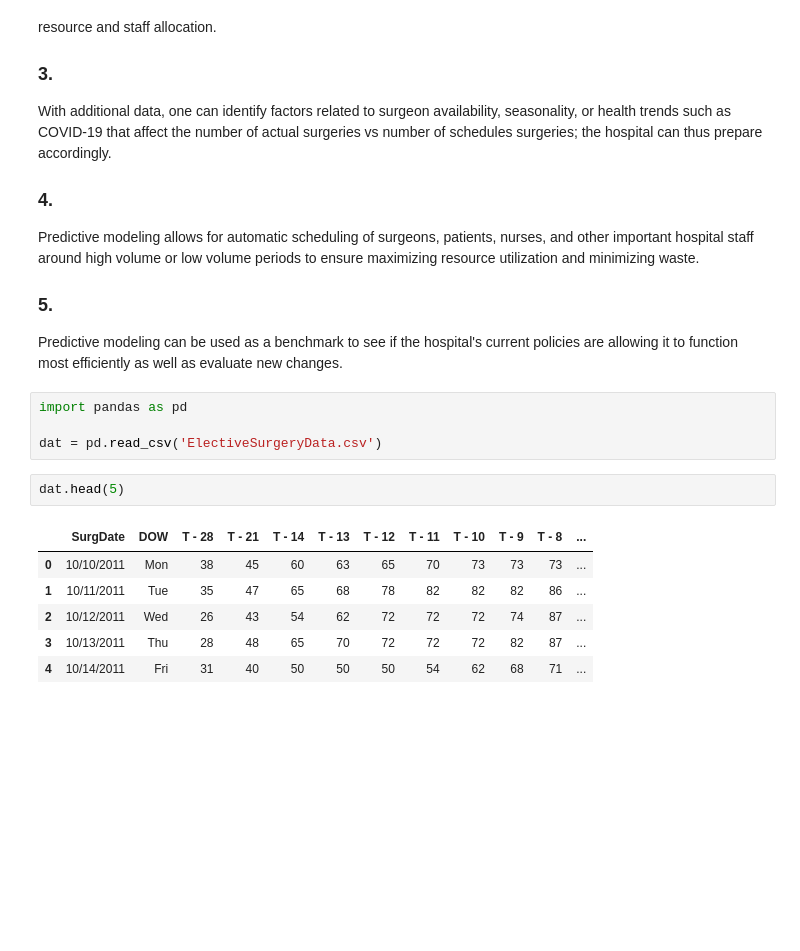
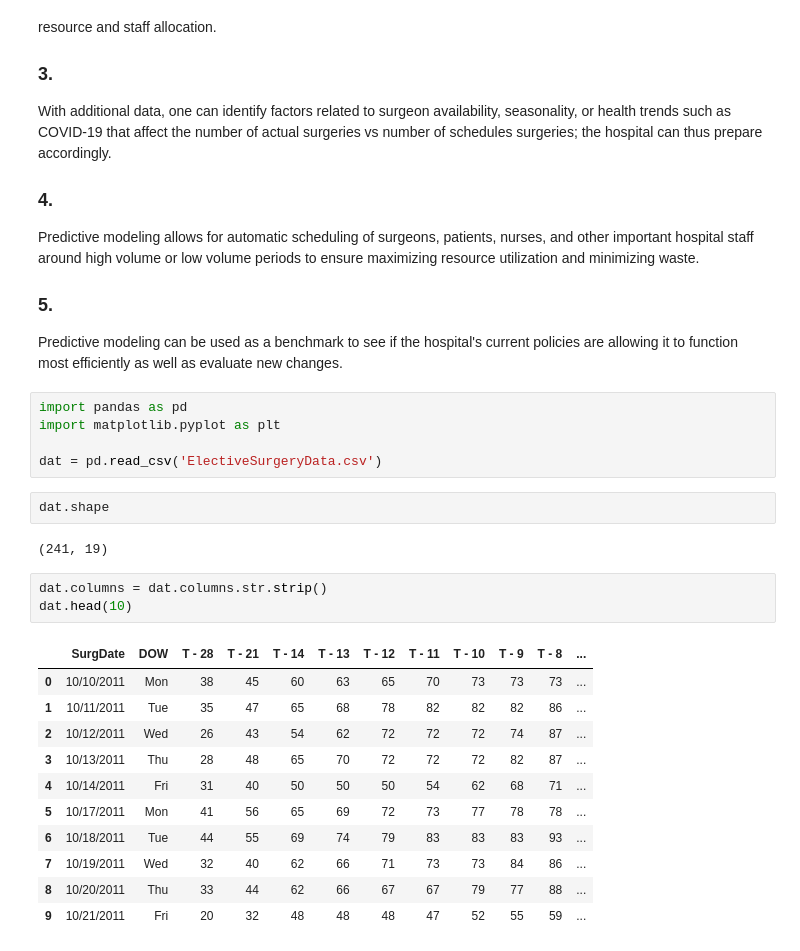
Before and after one commit to HenryLiang-123/MSiA_410, a Jupyter notebook: HW2.ipynb, the cells around one changed output. Drawn from its saved outputs; the diff is of its cells as text; blank space fills up the shorter version.

```diff
--- a/HW2.ipynb
+++ b/HW2.ipynb
@@ -22,14 +22,25 @@ Predictive modeling allows for automatic scheduling of surgeons, patients, nurse
 Predictive modeling can be used as a benchmark to see if the hospital's current policies are allowing it to function most efficiently as well as evaluate new changes.
 # %%
 import pandas as pd
+import matplotlib.pyplot as plt
 
 dat = pd.read_csv('ElectiveSurgeryData.csv')
-# %%
-dat.head(5)
-# %% [output]
-|  | SurgDate | DOW | T - 28 | T - 21 | T - 14 | T - 13 | T - 12 | T - 11 | T - 10 | T - 9 | T - 8 | ... |
-| 0 | 10/10/2011 | Mon | 38 | 45 | 60 | 63 | 65 | 70 | 73 | 73 | 73 | ... |
-| 1 | 10/11/2011 | Tue | 35 | 47 | 65 | 68 | 78 | 82 | 82 | 82 | 86 | ... |
-| 2 | 10/12/2011 | Wed | 26 | 43 | 54 | 62 | 72 | 72 | 72 | 74 | 87 | ... |
-| 3 | 10/13/2011 | Thu | 28 | 48 | 65 | 70 | 72 | 72 | 72 | 82 | 87 | ... |
-| 4 | 10/14/2011 | Fri | 31 | 40 | 50 | 50 | 50 | 54 | 62 | 68 | 71 | ... |
+# %%
+dat.shape
+# %% [output]
+(241, 19)
+# %%
+dat.columns = dat.columns.str.strip()
+dat.head(10)
+# %% [output]
+|  | SurgDate | DOW | T - 28 | T - 21 | T - 14 | T - 13 | T - 12 | T - 11 | T - 10 | T - 9 | T - 8 | ... |
+| 0 | 10/10/2011 | Mon | 38 | 45 | 60 | 63 | 65 | 70 | 73 | 73 | 73 | ... |
+| 1 | 10/11/2011 | Tue | 35 | 47 | 65 | 68 | 78 | 82 | 82 | 82 | 86 | ... |
+| 2 | 10/12/2011 | Wed | 26 | 43 | 54 | 62 | 72 | 72 | 72 | 74 | 87 | ... |
+| 3 | 10/13/2011 | Thu | 28 | 48 | 65 | 70 | 72 | 72 | 72 | 82 | 87 | ... |
+| 4 | 10/14/2011 | Fri | 31 | 40 | 50 | 50 | 50 | 54 | 62 | 68 | 71 | ... |
+| 5 | 10/17/2011 | Mon | 41 | 56 | 65 | 69 | 72 | 73 | 77 | 78 | 78 | ... |
+| 6 | 10/18/2011 | Tue | 44 | 55 | 69 | 74 | 79 | 83 | 83 | 83 | 93 | ... |
+| 7 | 10/19/2011 | Wed | 32 | 40 | 62 | 66 | 71 | 73 | 73 | 84 | 86 | ... |
+| 8 | 10/20/2011 | Thu | 33 | 44 | 62 | 66 | 67 | 67 | 79 | 77 | 88 | ... |
+| 9 | 10/21/2011 | Fri | 20 | 32 | 48 | 48 | 48 | 47 | 52 | 55 | 59 | ... |
```
Also changed, not shown: parts of 14 cells of this notebook.
